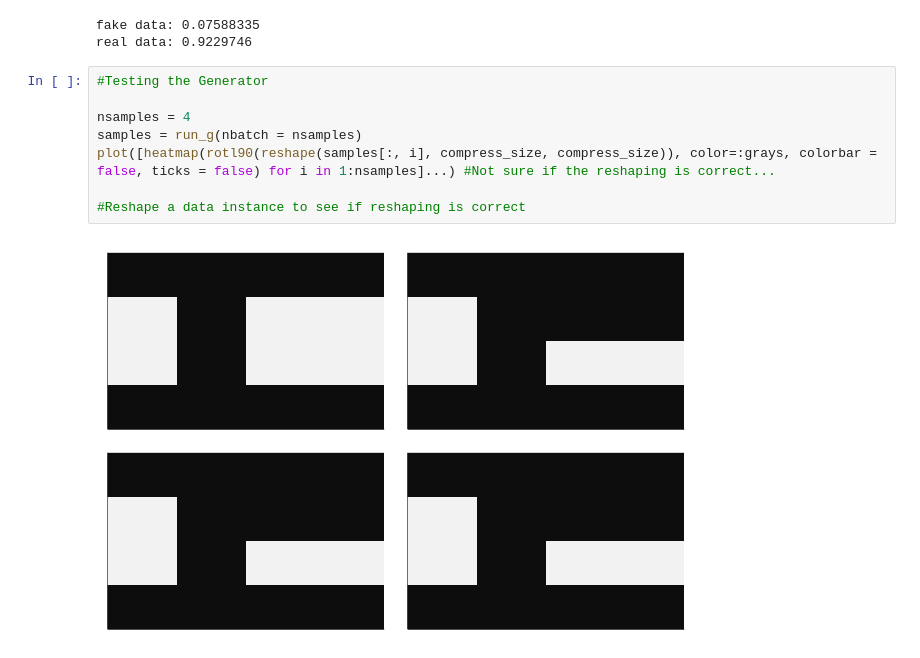
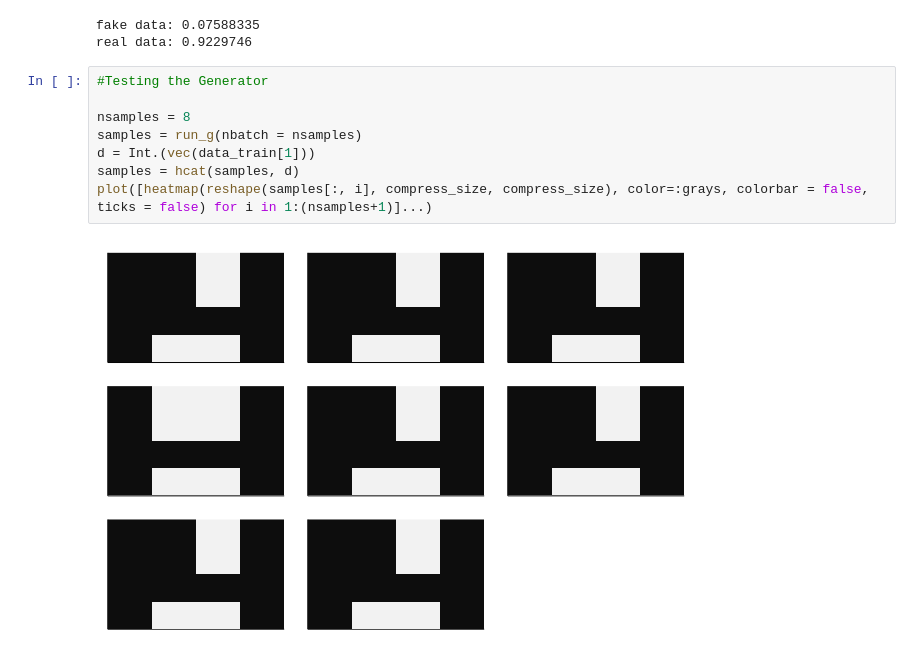
Before and after one commit to p-luo/MatchgateGAN, a Jupyter notebook: prototypes/architecture.ipynb, the cells around one changed output. Cells and saved outputs as stored; diff of their text form.

```diff
--- a/prototypes/architecture.ipynb
+++ b/prototypes/architecture.ipynb
@@ -366,10 +368,10 @@ real data: 0.9229746
 # %%
 #Testing the Generator
 
-nsamples = 4
+nsamples = 8
 samples = run_g(nbatch = nsamples)
-plot([heatmap(rotl90(reshape(samples[:, i], compress_size, compress_size)), color=:grays, colorbar = false, ticks = false) for i in 1:nsamples]...) #Not sure if the reshaping is correct...
-
-#Reshape a data instance to see if reshaping is correct
+d = Int.(vec(data_train[1]))
+samples = hcat(samples, d)
+plot([heatmap(reshape(samples[:, i], compress_size, compress_size), color=:grays, colorbar = false, ticks = false) for i in 1:(nsamples+1)]...)
 # %% [output]
-[figure, old version]
+[figure, new version]
```
Also changed, not shown: parts of 2 cells of this notebook.
